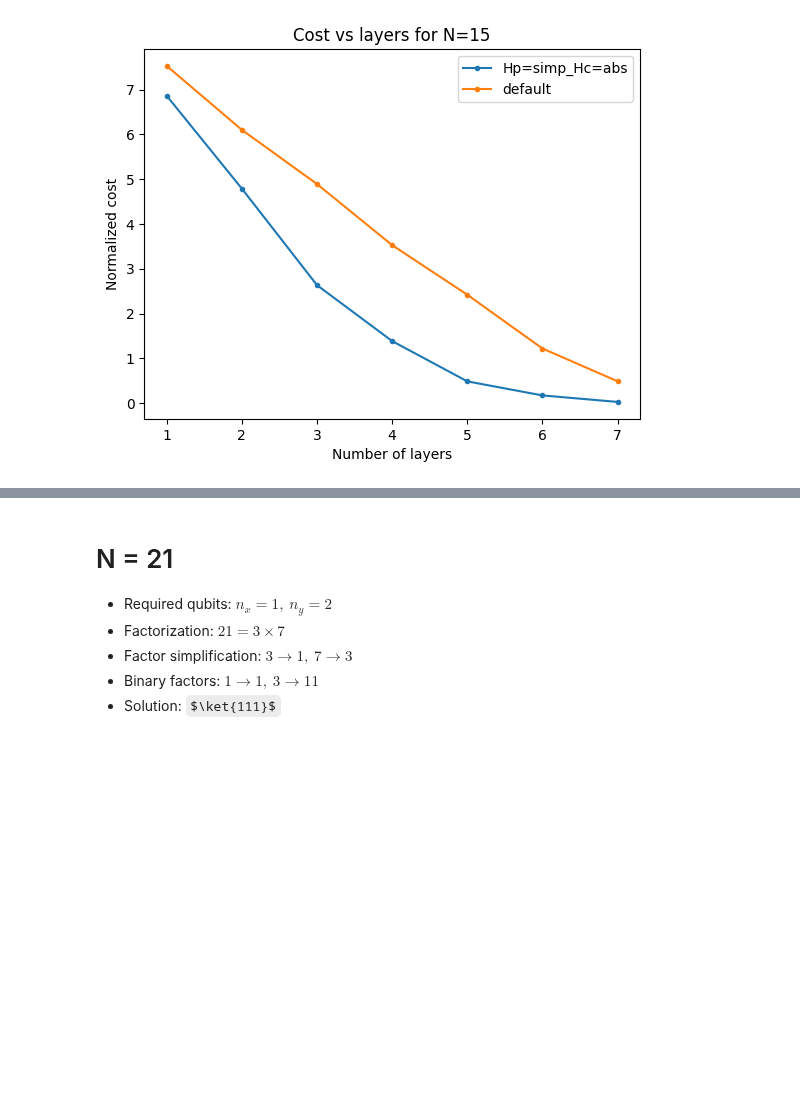
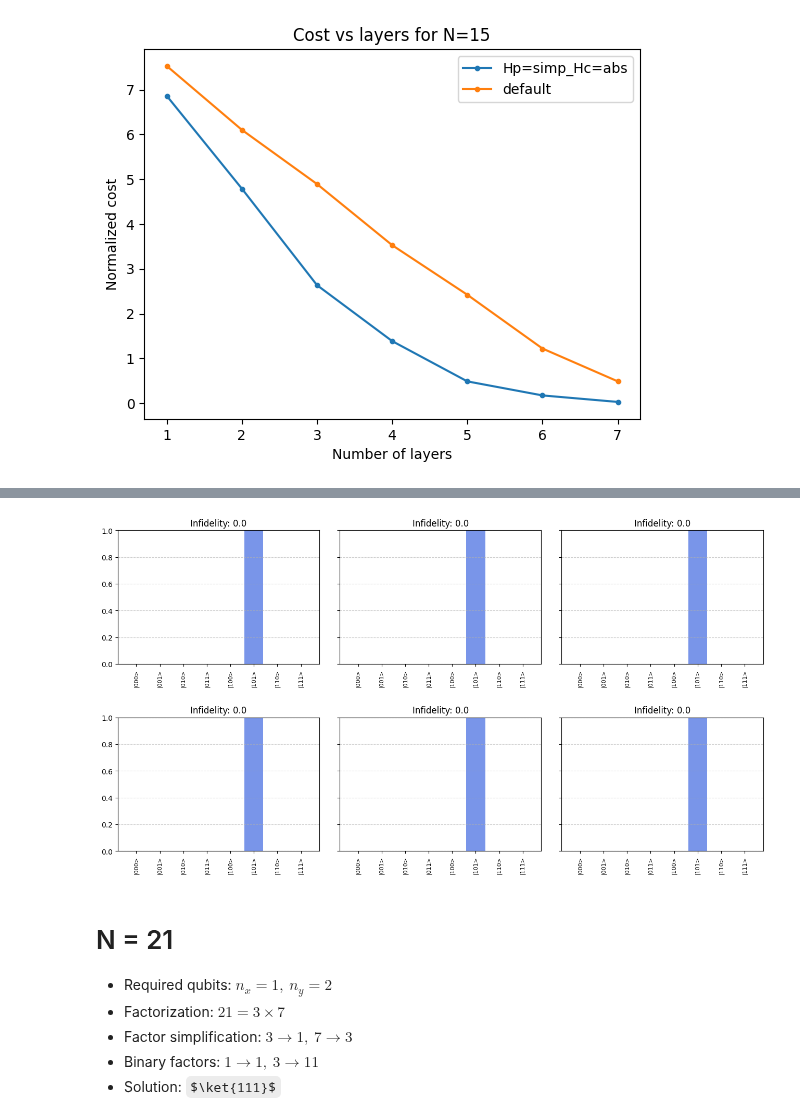
Before and after one commit to fpllcr/master-thesis, a Jupyter notebook: qaoa_factorization/notebooks/analysis.ipynb, the cells around one changed output, grey strips where cells are left out. Cells and saved outputs as stored; diff of their text form; code cells hidden in the pictures; some formulas as TeX source; blank space fills up the shorter version.

```diff
--- a/qaoa_factorization/notebooks/analysis.ipynb
+++ b/qaoa_factorization/notebooks/analysis.ipynb
@@ -124,3 +175,11 @@ plt.legend(setups);
+# %%
+fig, axs = plt.subplots(2, 3, sharey=True, figsize=(16,8))
+fig.subplots_adjust(wspace=0.1, hspace=0.4)
+
+for i, row in df_det.sort_values('infidelity').head(6).reset_index().iterrows():
+    plot_quantum_state_probabilities(row.state, axs.flatten()[i], f'Infidelity: {round(row.infidelity, 2)}')
+# %% [output]
+[figure, added]
 # %% [markdown]
 # N = 21
 
```
Also changed, not shown: parts of 15 cells of this notebook, 1 other file.
